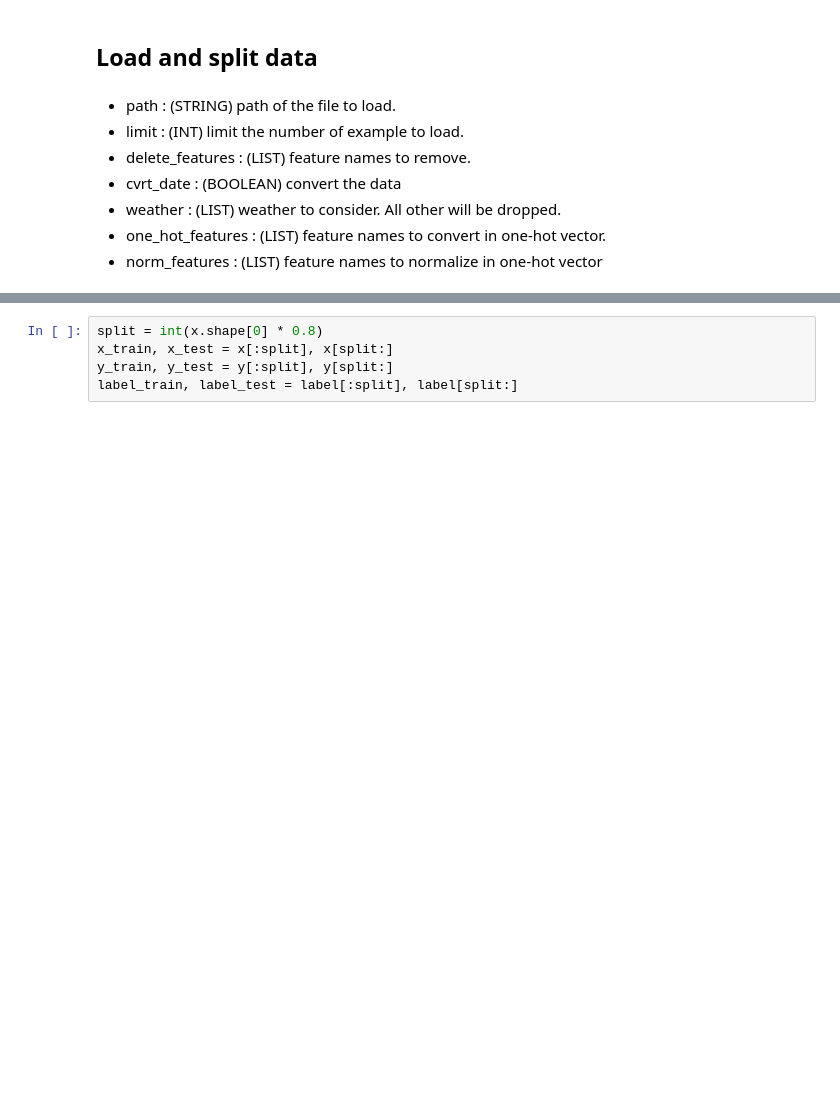
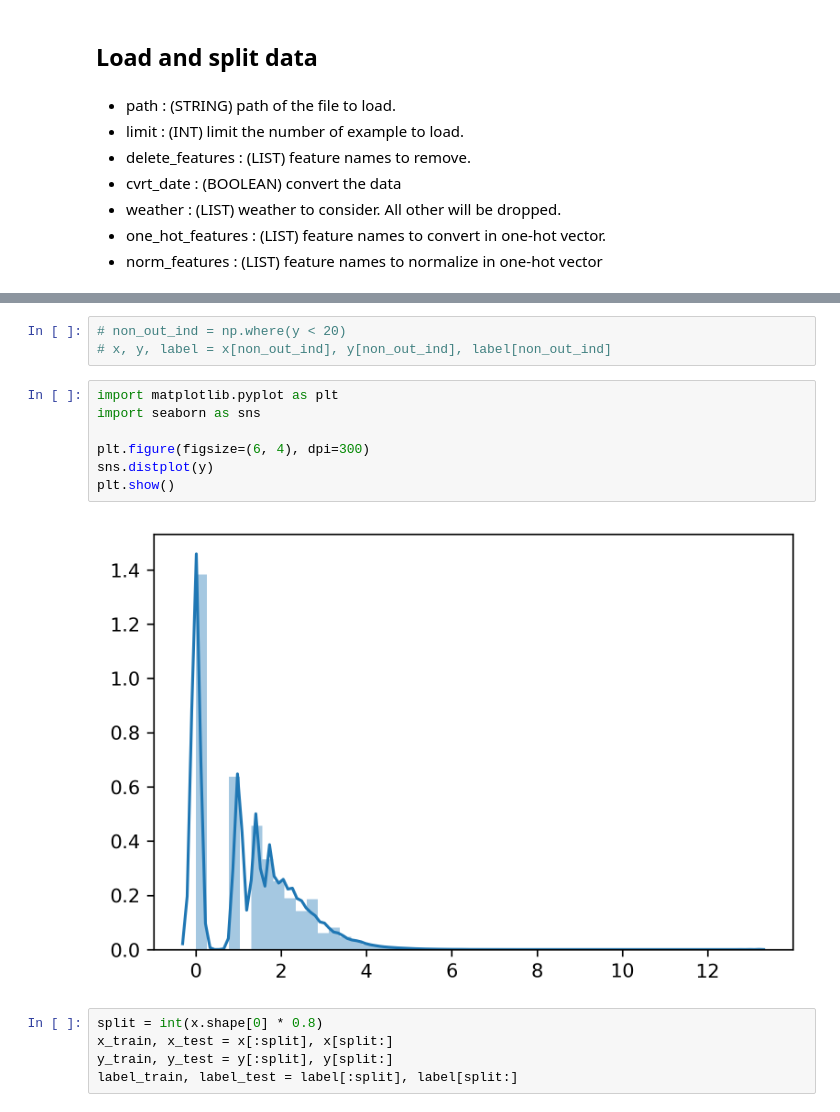
Before and after one commit to TheoMoins/INF8111-Assignment, a Jupyter notebook: 02/notebook.ipynb, the cells around one changed output, grey strips where cells are left out. Saved outputs shown, nothing was run; the diff lists cells and outputs as text; blank space fills up the shorter version.

```diff
--- a/02/notebook.ipynb
+++ b/02/notebook.ipynb
@@ -243,3 +311,15 @@ split data into x, y, and label (0.7s)
+# %%
+# non_out_ind = np.where(y < 20)
+# x, y, label = x[non_out_ind], y[non_out_ind], label[non_out_ind]
+# %%
+import matplotlib.pyplot as plt
+import seaborn as sns
+
+plt.figure(figsize=(6, 4), dpi=300)
+sns.distplot(y)
+plt.show()
+# %% [output]
+[figure, added]
 # %%
 split = int(x.shape[0] * 0.8)
 x_train, x_test = x[:split], x[split:]
```
Also changed, not shown: parts of 26 cells of this notebook.
